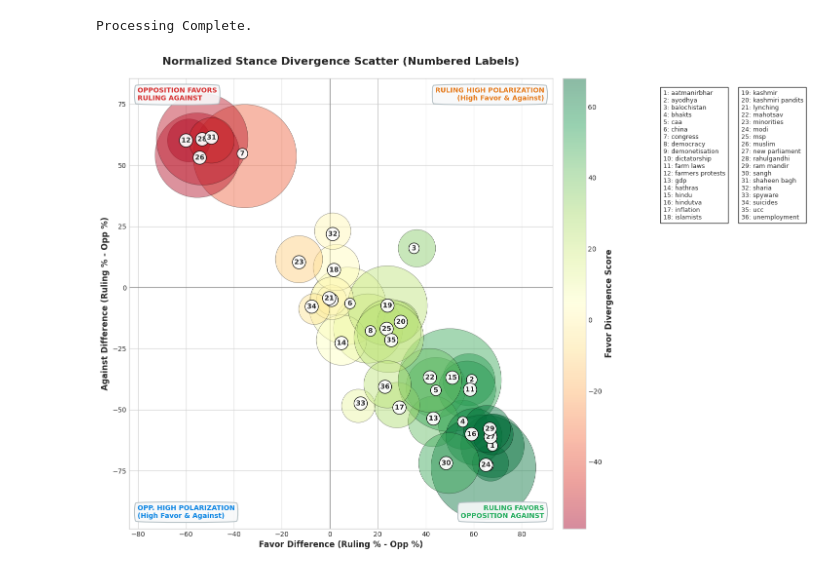
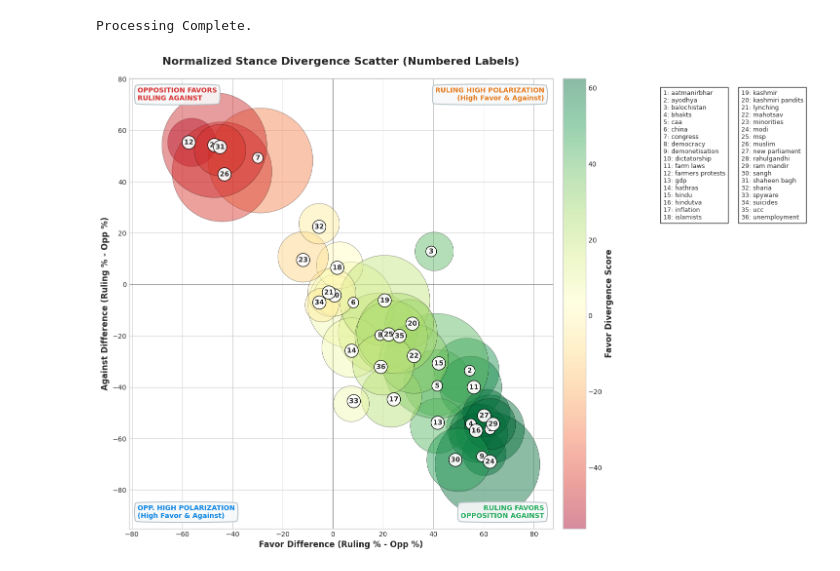
Before and after one commit to ziv1010/Partisan-Discourse-on-X-English-, a Jupyter notebook: codes/7_visualisations/test.ipynb, the cells around one changed output. Saved outputs shown, nothing was run; the diff lists cells and outputs as text; code cells hidden in the pictures.

Commit message:
saving visualisations for paper

```diff
--- a/codes/7_visualisations/test.ipynb
+++ b/codes/7_visualisations/test.ipynb
@@ -16,8 +16,8 @@ warnings.filterwarnings('ignore')
 OUTPUT_DIR = Path("7_visualisations/normalized_analysis_v2") # Updated version number
 OUTPUT_DIR.mkdir(parents=True, exist_ok=True)
 
-CSV_PATH = "/scratch/ziv_baretto/Research_X/Partisan-Discourse-on-X-English-/codes/6_stance/results/final_en_results/stance_results_37keywords.csv"
-
+#CSV_PATH = "/scratch/ziv_baretto/Research_X/Partisan-Discourse-on-X-English-/codes/6_stance/results/final_en_results/stance_results_37keywords.csv"
+CSV_PATH = "/scratch/ziv_baretto/Research_X/Partisan-Discourse-on-X-English-/final_results+visualisations_folder/combined_stance_results.csv"
 # Style settings
 plt.style.use('seaborn-v0_8-whitegrid')
 STANCE_COLORS = {'favor': '#2ecc71', 'against': '#e74c3c', 'neutral': '#95a5a6'}
@@ -525,8 +525,9 @@ warnings.filterwarnings("ignore")
 OUTPUT_DIR = Path("7_visualisations/normalized_analysis_v6_numbered")
 OUTPUT_DIR.mkdir(parents=True, exist_ok=True)
 
-CSV_PATH = "/scratch/ziv_baretto/Research_X/Partisan-Discourse-on-X-English-/codes/6_stance/results/final_en_results/stance_results_37keywords.csv"
-
+#
+#CSV_PATH = "/scratch/ziv_baretto/Research_X/Partisan-Discourse-on-X-English-/codes/6_stance/results/final_en_results/stance_results_37keywords.csv"
+CSV_PATH = "/scratch/ziv_baretto/Research_X/Partisan-Discourse-on-X-English-/final_results+visualisations_folder/combined_stance_results.csv"
 plt.style.use("seaborn-v0_8-whitegrid")
 
 PARTY_COLORS = {"pro ruling": "#FF6B35", "pro opposition": "#004E89"}
@@ -709,31 +710,31 @@ def plot_divergence_scatter(df):
         bbox=q_box,
     )
 
     ax.set_xlabel("Favor Difference (Ruling % - Opp %)", fontweight="bold", fontsize=FS_LABEL)
     ax.set_ylabel("Against Difference (Ruling % - Opp %)", fontweight="bold", fontsize=FS_LABEL)
     ax.set_title("Normalized Stance Divergence Scatter (Numbered Labels)", fontweight="bold", fontsize=FS_TITLE, pad=20)
 
     # ---- Legend outside (sorted by number, in 2 columns) ----
     items = [f"{k}: {v}" for k, v in sorted(legend_map.items(), key=lambda x: x[0])]
     midpoint = (len(items) + 1) // 2
     col1 = "\n".join(items[:midpoint])
     col2 = "\n".join(items[midpoint:])
 
     # Make room for legend + colorbar
     plt.subplots_adjust(right=0.78)
 
     fig.text(0.81, 0.86, col1, fontsize=9, va="top", bbox=dict(facecolor="white", alpha=0.9, edgecolor="black"))
     fig.text(0.91, 0.86, col2, fontsize=9, va="top", bbox=dict(facecolor="white", alpha=0.9, edgecolor="black"))
 
     cbar = plt.colorbar(scatter, pad=0.02)
     cbar.set_label("Favor Divergence Score", fontsize=FS_LABEL, fontweight="bold")
 
     outpath = OUTPUT_DIR / "3_divergence_scatter_numbered_legend_FIXED.png"
     plt.savefig(outpath, dpi=300, bbox_inches="tight")
     plt.show()
 
 
 if __name__ == "__main__":
     plot_divergence_scatter(df_main)
 # %% [output]
-[figure, old version]
+[figure, new version]
```
Also changed, not shown: 25 other files.
